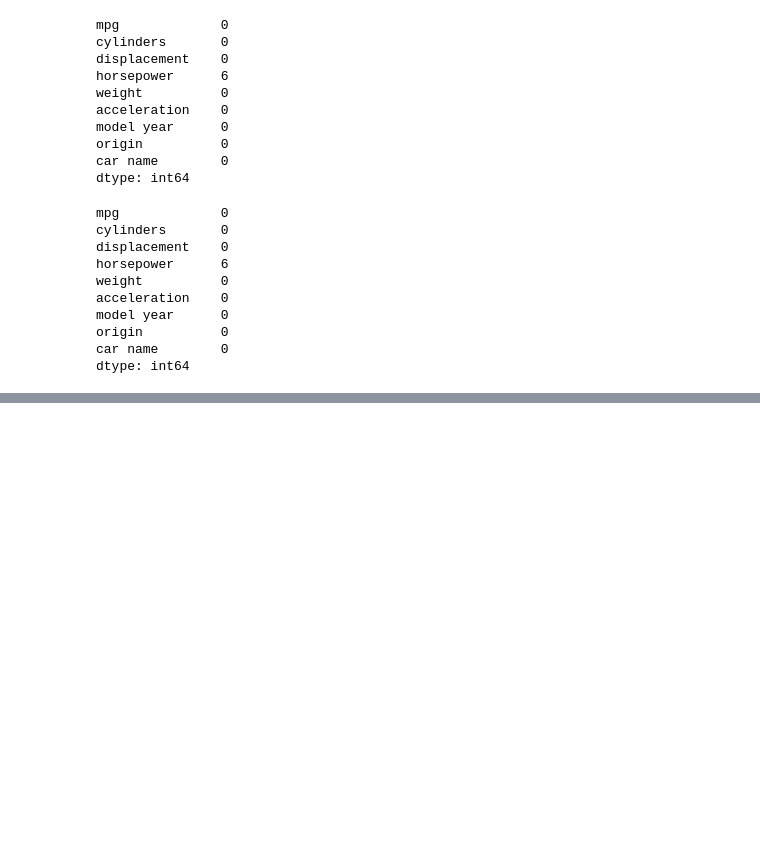
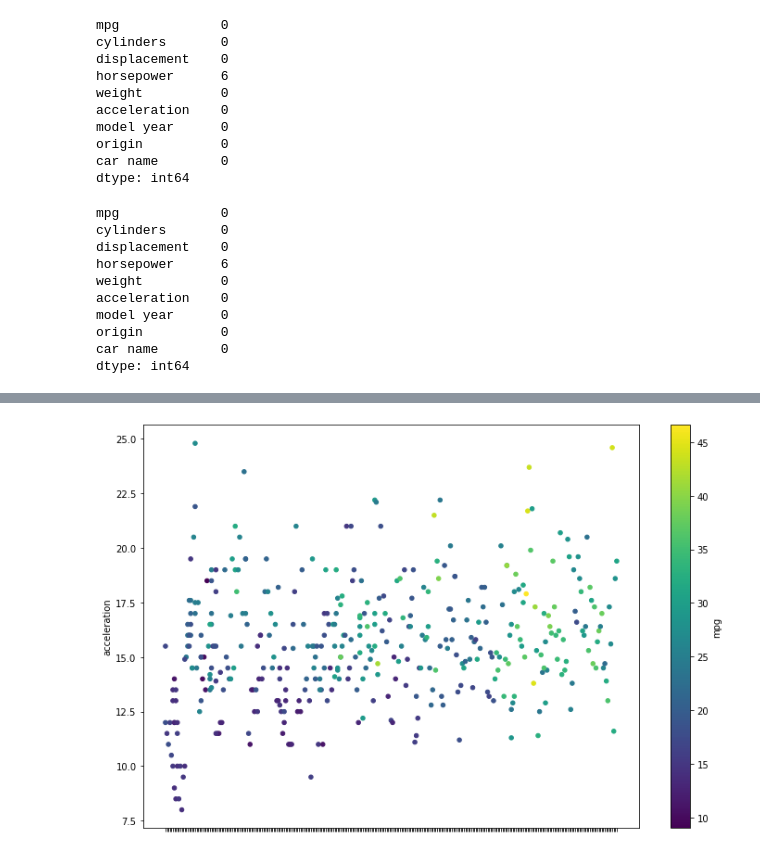
Before and after one commit to JohnMHoyt24/data-prep, a Jupyter notebook: data_prep.ipynb, the cells around one changed output, grey strips where cells are left out. Saved outputs shown, nothing was run; the diff lists cells and outputs as text; code cells hidden in the pictures; blank space fills up the shorter version.

```diff
--- a/data_prep.ipynb
+++ b/data_prep.ipynb
@@ -44,0 +88,9 @@ dtype: int64
+# %%
+automobile_df.plot.scatter(
+    x='car name',
+    y='acceleration',
+    c='mpg',
+    colormap='viridis',
+    figsize=(12,8));
+# %% [output]
+[figure, added]
```
Also changed, not shown: parts of 6 cells of this notebook.
